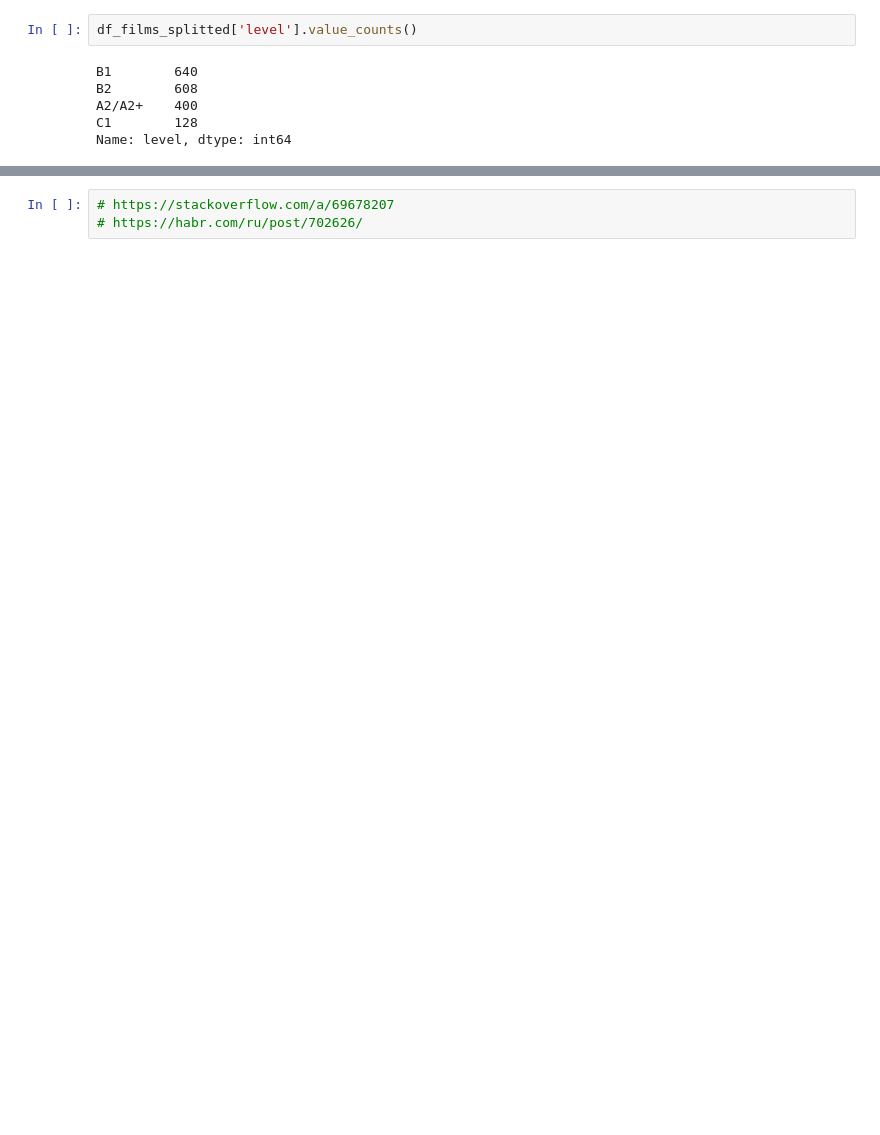
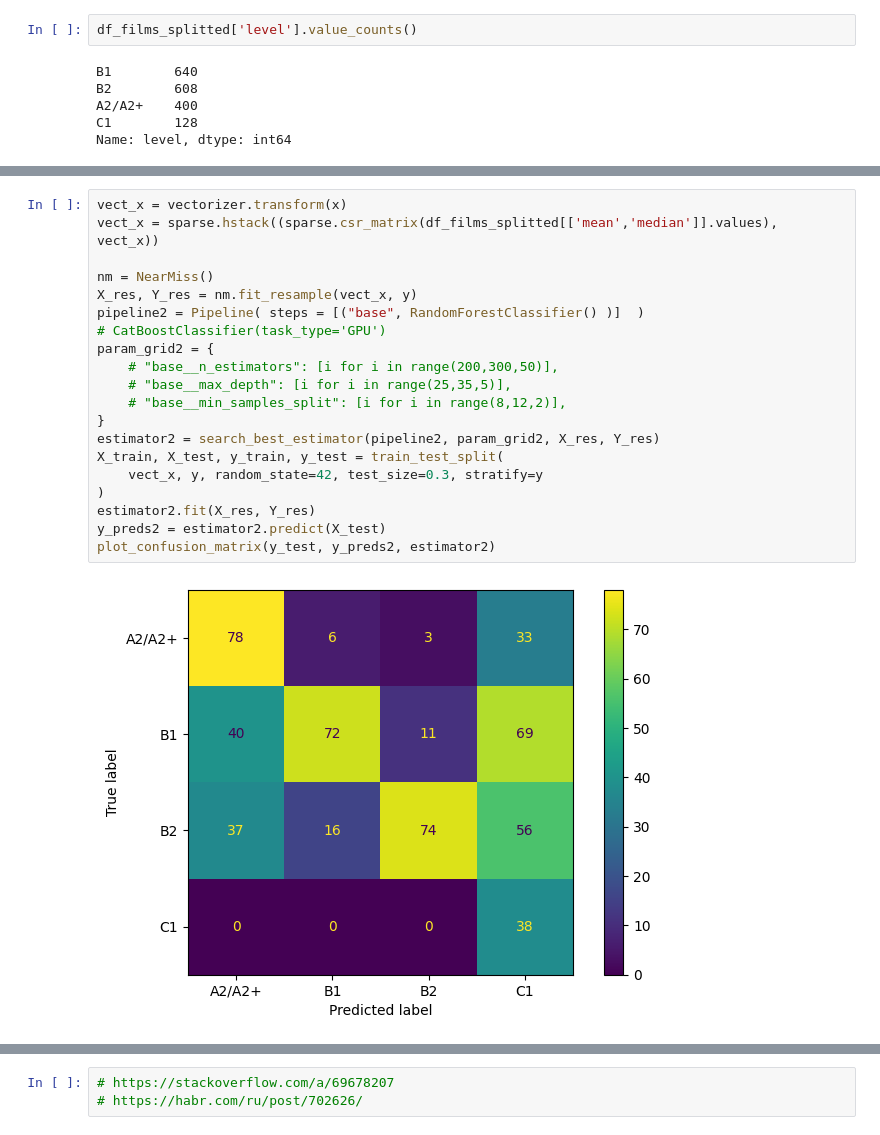
Before and after one commit to kirillva/workshop02, a Jupyter notebook: subtitles.ipynb, the cells around one changed output, grey strips where cells are left out. Cells and saved outputs as stored; diff of their text form; blank space fills up the shorter version.

```diff
--- a/subtitles.ipynb
+++ b/subtitles.ipynb
@@ -238,0 +249,22 @@ plot_confusion_matrix(y_test, y_preds2, estimator2)
+# %%
+vect_x = vectorizer.transform(x)
+vect_x = sparse.hstack((sparse.csr_matrix(df_films_splitted[['mean','median']].values), vect_x))
+
+nm = NearMiss()
+X_res, Y_res = nm.fit_resample(vect_x, y)
+pipeline2 = Pipeline( steps = [("base", RandomForestClassifier() )]  )
+# CatBoostClassifier(task_type='GPU')
+param_grid2 = {
+    # "base__n_estimators": [i for i in range(200,300,50)],
+    # "base__max_depth": [i for i in range(25,35,5)],
+    # "base__min_samples_split": [i for i in range(8,12,2)],
+}
+estimator2 = search_best_estimator(pipeline2, param_grid2, X_res, Y_res)
+X_train, X_test, y_train, y_test = train_test_split(
+    vect_x, y, random_state=42, test_size=0.3, stratify=y
+)
+estimator2.fit(X_res, Y_res)
+y_preds2 = estimator2.predict(X_test)
+plot_confusion_matrix(y_test, y_preds2, estimator2)
+# %% [output]
+[figure, added]
```
Also changed, not shown: parts of 6 cells of this notebook.
